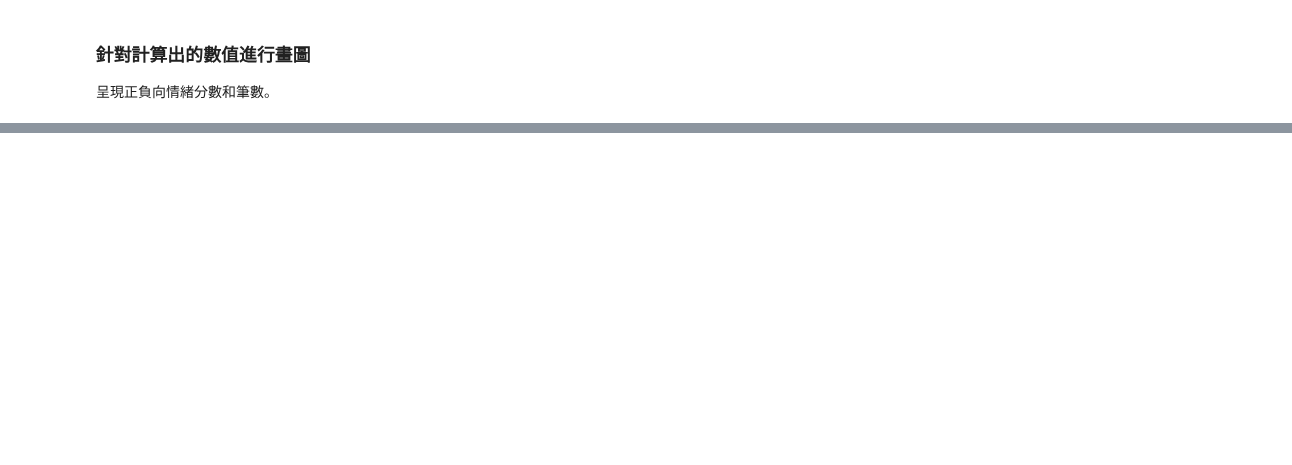
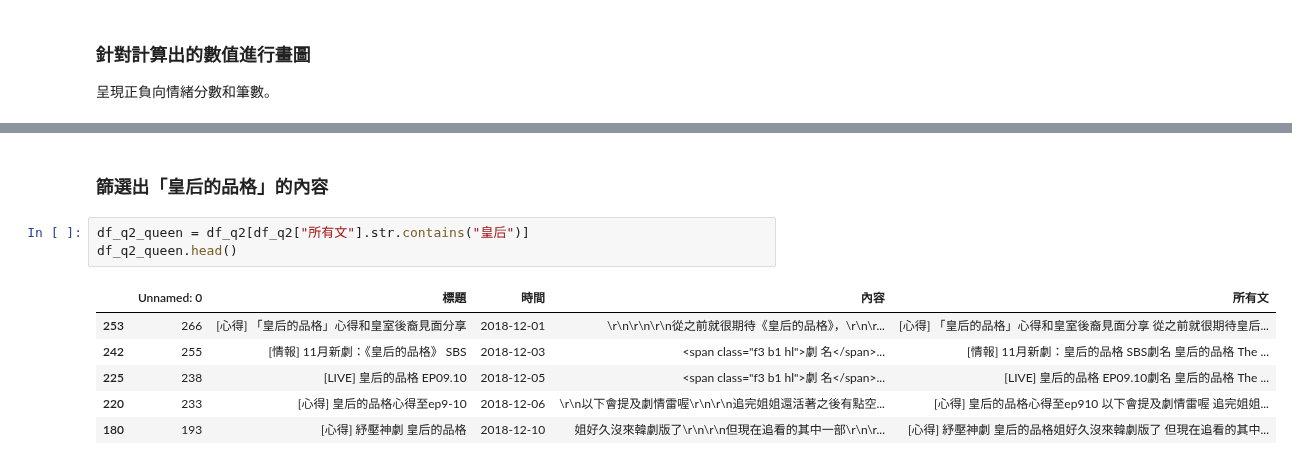
Before and after one commit to pan93412/nkust-homework, a Jupyter notebook: semester-6/marketing/04-sentiments/homework.ipynb, the cells around one changed output, grey strips where cells are left out. Drawn from its saved outputs; the diff is of its cells as text; blank space fills up the shorter version.

```diff
--- a/semester-6/marketing/04-sentiments/homework.ipynb
+++ b/semester-6/marketing/04-sentiments/homework.ipynb
@@ -198,0 +228,12 @@ plt.show()
+# %% [markdown]
+### 篩選出「皇后的品格」的內容
+# %%
+df_q2_queen = df_q2[df_q2["所有文"].str.contains("皇后")]
+df_q2_queen.head()
+# %% [output]
+|  | Unnamed: 0 | 標題 | 時間 | 內容 | 所有文 |
+| 253 | 266 | [心得] 「皇后的品格」心得和皇室後裔見面分享 | 2018-12-01 | \r\n\r\n\r\n從之前就很期待《皇后的品格》，\r\n\r... | [心得] 「皇后的品格」心得和皇室後裔見面分享 從之前就很期待皇后... |
+| 242 | 255 | [情報] 11月新劇：《皇后的品格》 SBS | 2018-12-03 | <span class="f3 b1 hl">劇 名</span>... | [情報] 11月新劇：皇后的品格 SBS劇名 皇后的品格 The ... |
+| 225 | 238 | [LIVE] 皇后的品格 EP09.10 | 2018-12-05 | <span class="f3 b1 hl">劇 名</span>... | [LIVE] 皇后的品格 EP09.10劇名 皇后的品格 The ... |
+| 220 | 233 | [心得] 皇后的品格心得至ep9-10 | 2018-12-06 | \r\n以下會提及劇情雷喔\r\n\r\n追完姐姐還活著之後有點空... | [心得] 皇后的品格心得至ep910 以下會提及劇情雷喔 追完姐姐... |
+| 180 | 193 | [心得] 紓壓神劇 皇后的品格 | 2018-12-10 | 姐好久沒來韓劇版了\r\n\r\n但現在追看的其中一部\r\n\r... | [心得] 紓壓神劇 皇后的品格姐好久沒來韓劇版了 但現在追看的其中... |
```
Also changed, not shown: parts of 19 cells of this notebook.
